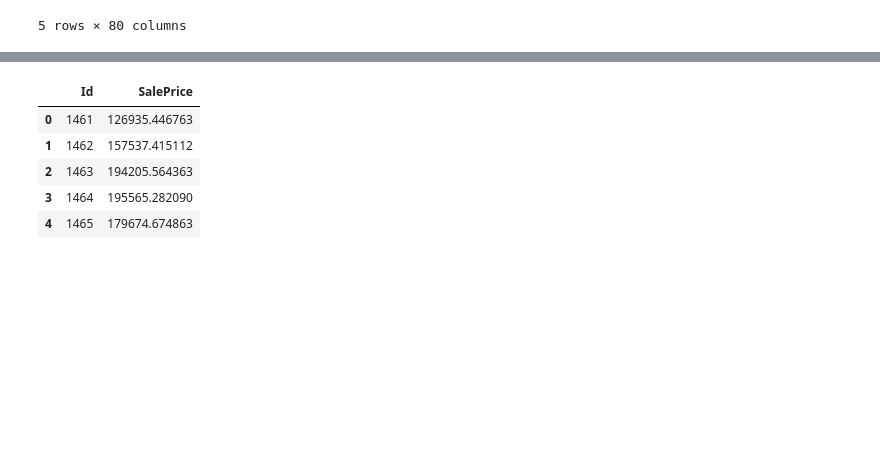
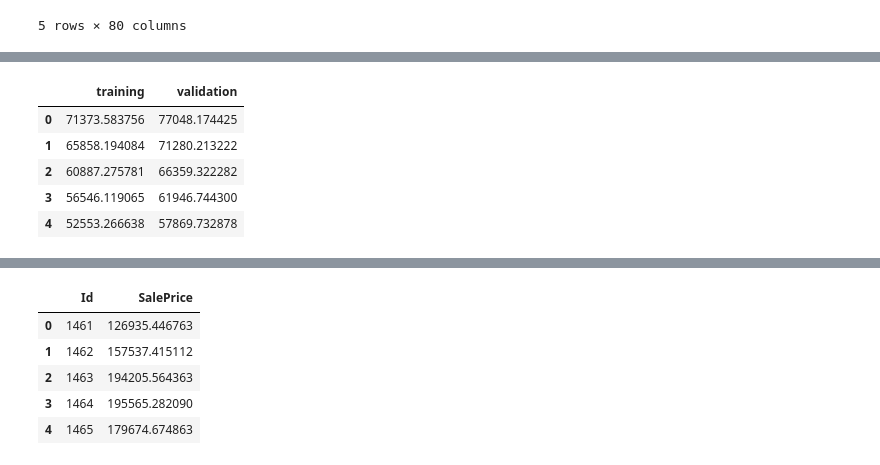
Before and after one commit to ghost0x07/kaggle-housing-prices-lgbm, a Jupyter notebook: notebooks/lgbm.ipynb, the cells around one changed output, grey strips where cells are left out. Drawn from its saved outputs; the diff is of its cells as text; code cells hidden in the pictures; blank space fills up the shorter version.

```diff
--- a/notebooks/lgbm.ipynb
+++ b/notebooks/lgbm.ipynb
@@ -79 +80,14 @@ model.fit(X_train,y_train,eval_set=[(X_val,y_val)],eval_metric="rmse")
 LGBMRegressor()
+# %%
+eval_results = model.evals_result_
+losses = pd.DataFrame()
+losses["training"] = eval_results["training"]['rmse']
+losses["validation"] = eval_results["valid_1"]['rmse']
+losses.head()
+# %% [output]
+|  | training | validation |
+| 0 | 71373.583756 | 77048.174425 |
+| 1 | 65858.194084 | 71280.213222 |
+| 2 | 60887.275781 | 66359.322282 |
+| 3 | 56546.119065 | 61946.744300 |
+| 4 | 52553.266638 | 57869.732878 |
```
Also changed, not shown: parts of 3 cells of this notebook, 1 other file.
